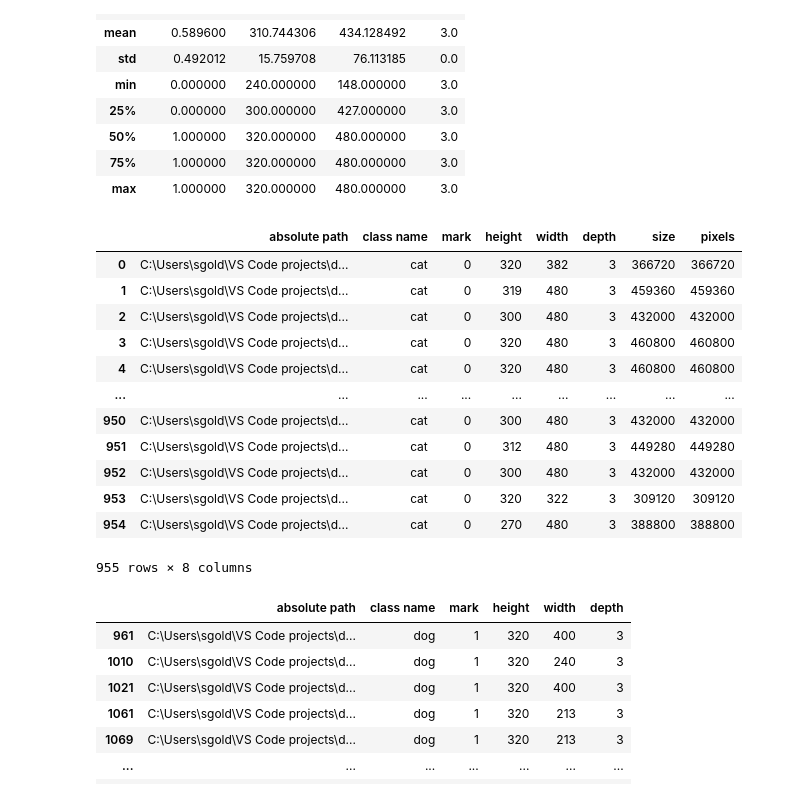
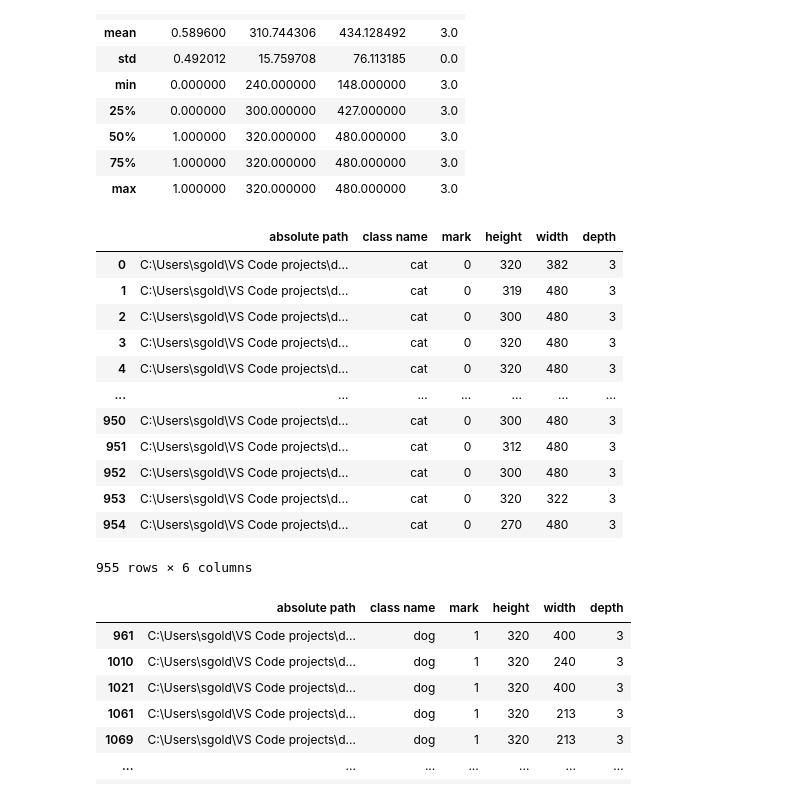
Before and after one commit to Chuck-man/Lab4, a Jupyter notebook: analysis.ipynb, the cells around one changed output. Saved outputs shown, nothing was run; the diff lists cells and outputs as text; code cells hidden in the pictures.

```diff
--- a/analysis.ipynb
+++ b/analysis.ipynb
@@ -25,6 +25,9 @@ df
 2327 rows × 2 columns
 # %%
 def new(row):
+
+    """Функция возвращает метку класса"""
+
     if row["class name"] == "cat":
         val = 0
     else:
@@ -53,18 +56,27 @@ df
 import cv2
 # %%
 def height(row):
+
+    """Функция возвращает высоту изображения"""
+
     image = cv2.imread(row["absolute path"])
     value = image.shape
 
     return value[0]
 
 def width(row):
+
+    """Функция возвращает ширину изображения"""
+
     image = cv2.imread(row["absolute path"])
     value = image.shape
 
     return value[1]
 
 def depth(row):
+
+    """Функция возвращает глубину изображения"""
+
     image = cv2.imread(row["absolute path"])
     value = image.shape
 
@@ -102,23 +114,26 @@ df.describe()
 | 75% | 1.000000 | 320.000000 | 480.000000 | 3.0 |
 | max | 1.000000 | 320.000000 | 480.000000 | 3.0 |
 # %%
-def filter_dataframe(df, label):
+def filter_dataframe(df, label: int):
+
+    """Функция принимает метку класса и возвращает сортированный DataFrame"""
+
     copy_df = df[df.mark == label]
     return copy_df
 
 filter_dataframe(df, 0)
 # %% [output]
-|  | absolute path | class name | mark | height | width | depth | size | pixels |
-| 0 | C:\Users\sgold\VS Code projects\d... | cat | 0 | 320 | 382 | 3 | 366720 | 366720 |
-| 1 | C:\Users\sgold\VS Code projects\d... | cat | 0 | 319 | 480 | 3 | 459360 | 459360 |
-| 2 | C:\Users\sgold\VS Code projects\d... | cat | 0 | 300 | 480 | 3 | 432000 | 432000 |
-| 3 | C:\Users\sgold\VS Code projects\d... | cat | 0 | 320 | 480 | 3 | 460800 | 460800 |
-| 4 | C:\Users\sgold\VS Code projects\d... | cat | 0 | 320 | 480 | 3 | 460800 | 460800 |
-| ... | ... | ... | ... | ... | ... | ... | ... | ... |
-| 950 | C:\Users\sgold\VS Code projects\d... | cat | 0 | 300 | 480 | 3 | 432000 | 432000 |
-| 951 | C:\Users\sgold\VS Code projects\d... | cat | 0 | 312 | 480 | 3 | 449280 | 449280 |
-| 952 | C:\Users\sgold\VS Code projects\d... | cat | 0 | 300 | 480 | 3 | 432000 | 432000 |
-| 953 | C:\Users\sgold\VS Code projects\d... | cat | 0 | 320 | 322 | 3 | 309120 | 309120 |
-| 954 | C:\Users\sgold\VS Code projects\d... | cat | 0 | 270 | 480 | 3 | 388800 | 388800 |
+|  | absolute path | class name | mark | height | width | depth |
+| 0 | C:\Users\sgold\VS Code projects\d... | cat | 0 | 320 | 382 | 3 |
+| 1 | C:\Users\sgold\VS Code projects\d... | cat | 0 | 319 | 480 | 3 |
+| 2 | C:\Users\sgold\VS Code projects\d... | cat | 0 | 300 | 480 | 3 |
+| 3 | C:\Users\sgold\VS Code projects\d... | cat | 0 | 320 | 480 | 3 |
+| 4 | C:\Users\sgold\VS Code projects\d... | cat | 0 | 320 | 480 | 3 |
+| ... | ... | ... | ... | ... | ... | ... |
+| 950 | C:\Users\sgold\VS Code projects\d... | cat | 0 | 300 | 480 | 3 |
+| 951 | C:\Users\sgold\VS Code projects\d... | cat | 0 | 312 | 480 | 3 |
+| 952 | C:\Users\sgold\VS Code projects\d... | cat | 0 | 300 | 480 | 3 |
+| 953 | C:\Users\sgold\VS Code projects\d... | cat | 0 | 320 | 322 | 3 |
+| 954 | C:\Users\sgold\VS Code projects\d... | cat | 0 | 270 | 480 | 3 |
-955 rows × 8 columns
+955 rows × 6 columns
 # %%
```
Also changed, not shown: parts of 3 cells of this notebook.
